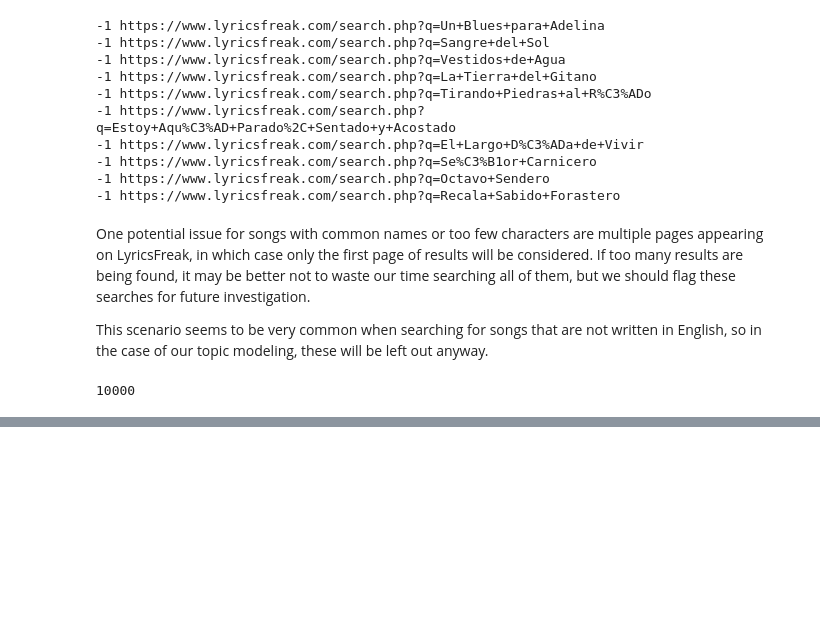
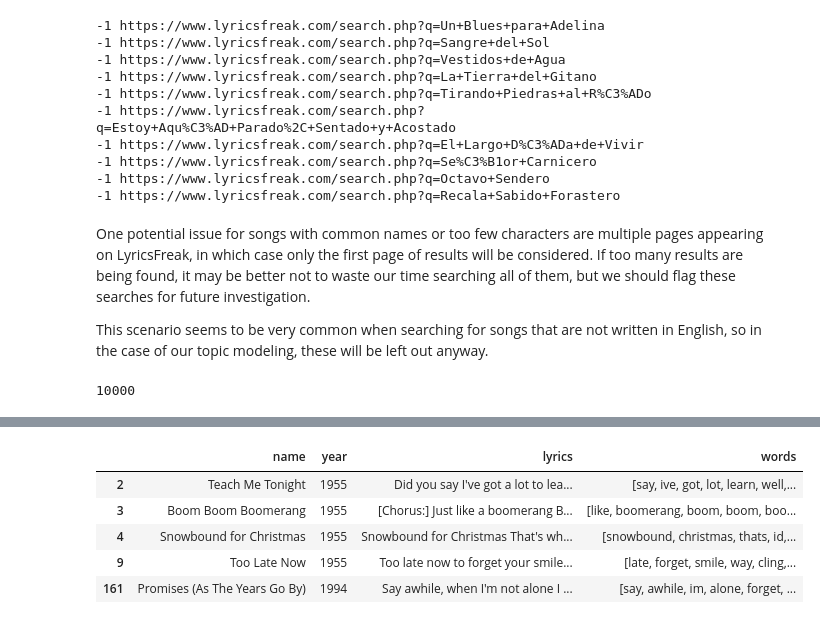
Before and after one commit to levijhall/spotify_rec, a Jupyter notebook: notebook/Lyric_Scraping.ipynb, the cells around one changed output, grey strips where cells are left out. Cells and saved outputs as stored; diff of their text form; code cells hidden in the pictures; blank space fills up the shorter version.

```diff
--- a/notebook/Lyric_Scraping.ipynb
+++ b/notebook/Lyric_Scraping.ipynb
@@ -523,0 +664,9 @@ search_terms.to_pickle('../data/final/lyrics.pkl')
+# %%
+docs.head()
+# %% [output]
+|  | name | year | lyrics | words |
+| 2 | Teach Me Tonight | 1955 | Did you say I've got a lot to lea... | [say, ive, got, lot, learn, well,... |
+| 3 | Boom Boom Boomerang | 1955 | [Chorus:] Just like a boomerang B... | [like, boomerang, boom, boom, boo... |
+| 4 | Snowbound for Christmas | 1955 | Snowbound for Christmas That's wh... | [snowbound, christmas, thats, id,... |
+| 9 | Too Late Now | 1955 | Too late now to forget your smile... | [late, forget, smile, way, cling,... |
+| 161 | Promises (As The Years Go By) | 1994 | Say awhile, when I'm not alone I ... | [say, awhile, im, alone, forget, ... |
```
Also changed, not shown: parts of 15 cells of this notebook.
